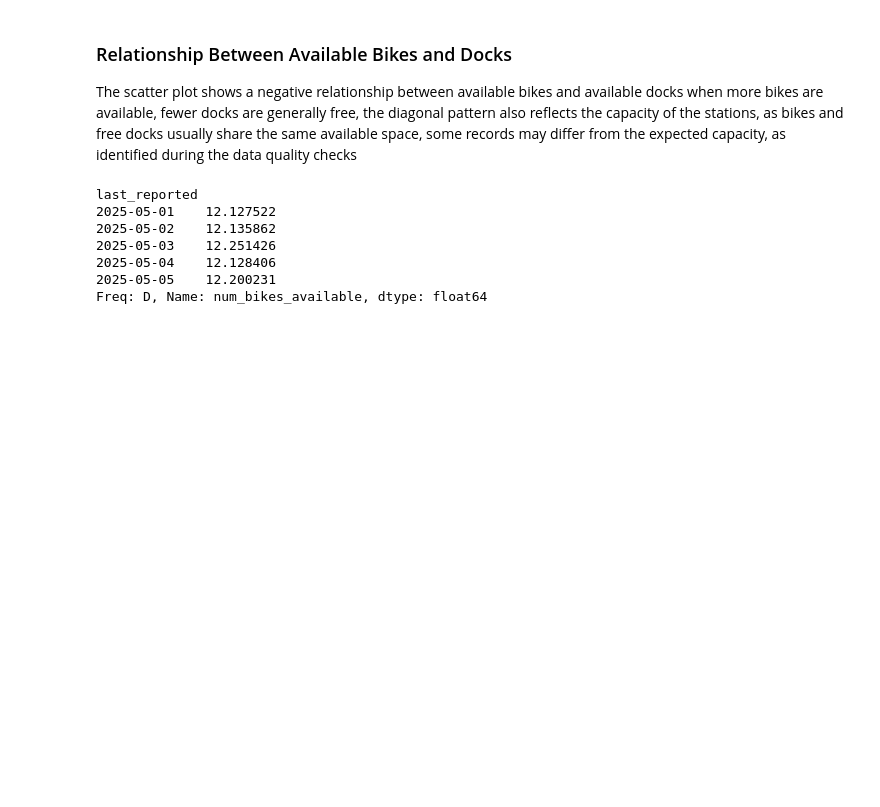
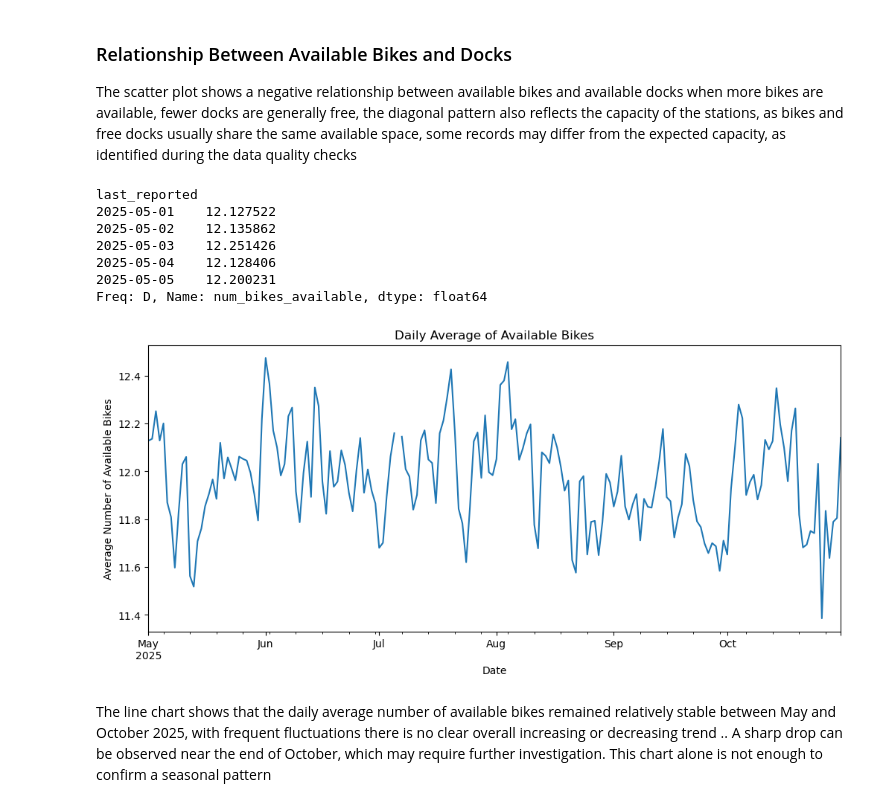
Before and after one commit to 2026248-bit/CA1MLB--2026248-, a Jupyter notebook: Notebook/CA1_MLB.ipynb, the cells around one changed output. Saved outputs shown, nothing was run; the diff lists cells and outputs as text; code cells hidden in the pictures; blank space fills up the shorter version.

Commit message:
Analyse bike availability over time

```diff
--- a/Notebook/CA1_MLB.ipynb
+++ b/Notebook/CA1_MLB.ipynb
@@ -648,3 +648,14 @@ last_reported
 2025-05-04    12.128406
 2025-05-05    12.200231
 Freq: D, Name: num_bikes_available, dtype: float64
+# %%
+daily_bikes.plot(figsize=(12, 5))
+
+plt.title("Daily Average of Available Bikes")
+plt.xlabel("Date")
+plt.ylabel("Average Number of Available Bikes")
+plt.show()
+# %% [output]
+[figure, added]
+# %% [markdown]
+The line chart shows that the daily average number of available bikes remained relatively stable between May and October 2025, with frequent fluctuations there is no clear overall increasing or decreasing trend .. A sharp drop can be observed near the end of October, which may require further investigation. This chart alone is not enough to confirm a seasonal pattern
```
Also changed, not shown: parts of 17 cells of this notebook.
